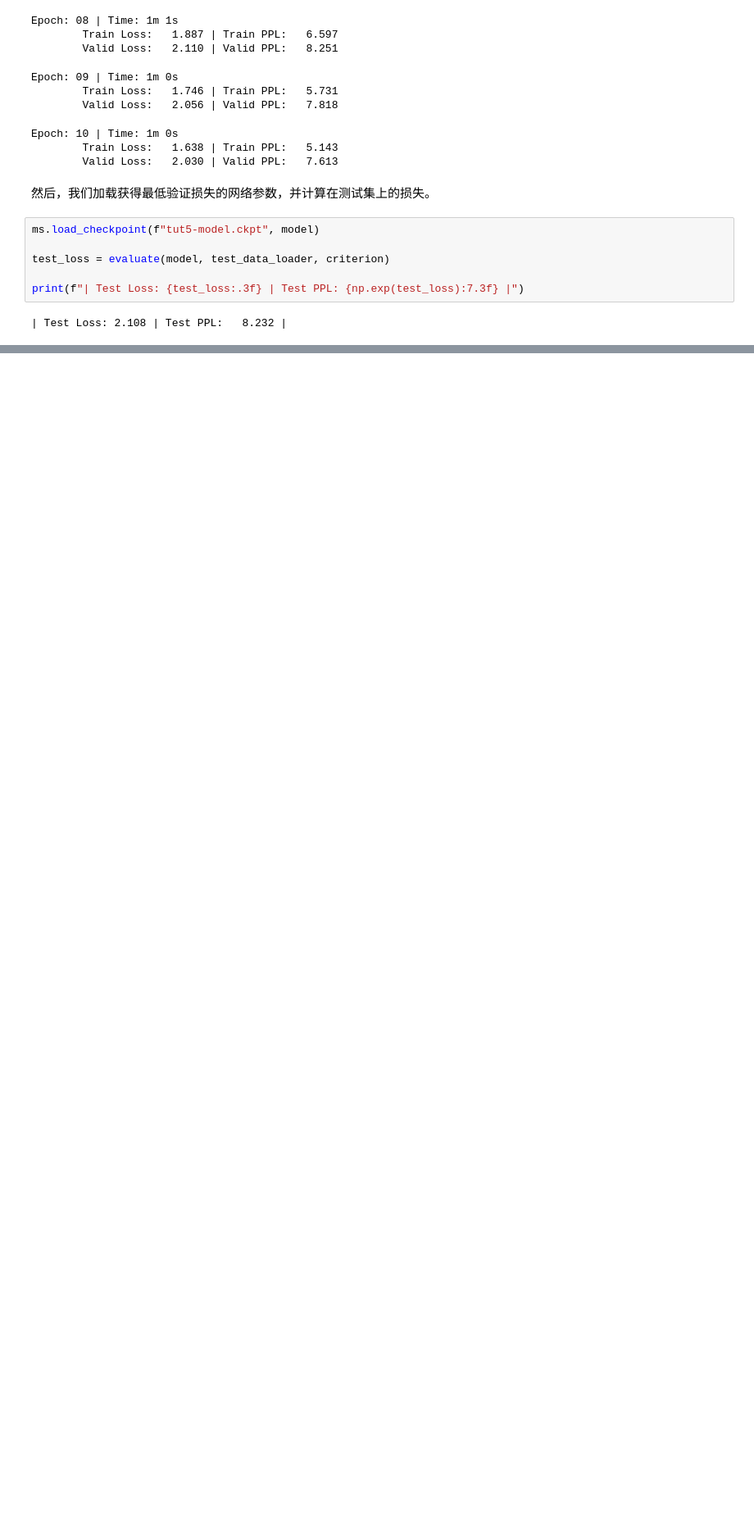
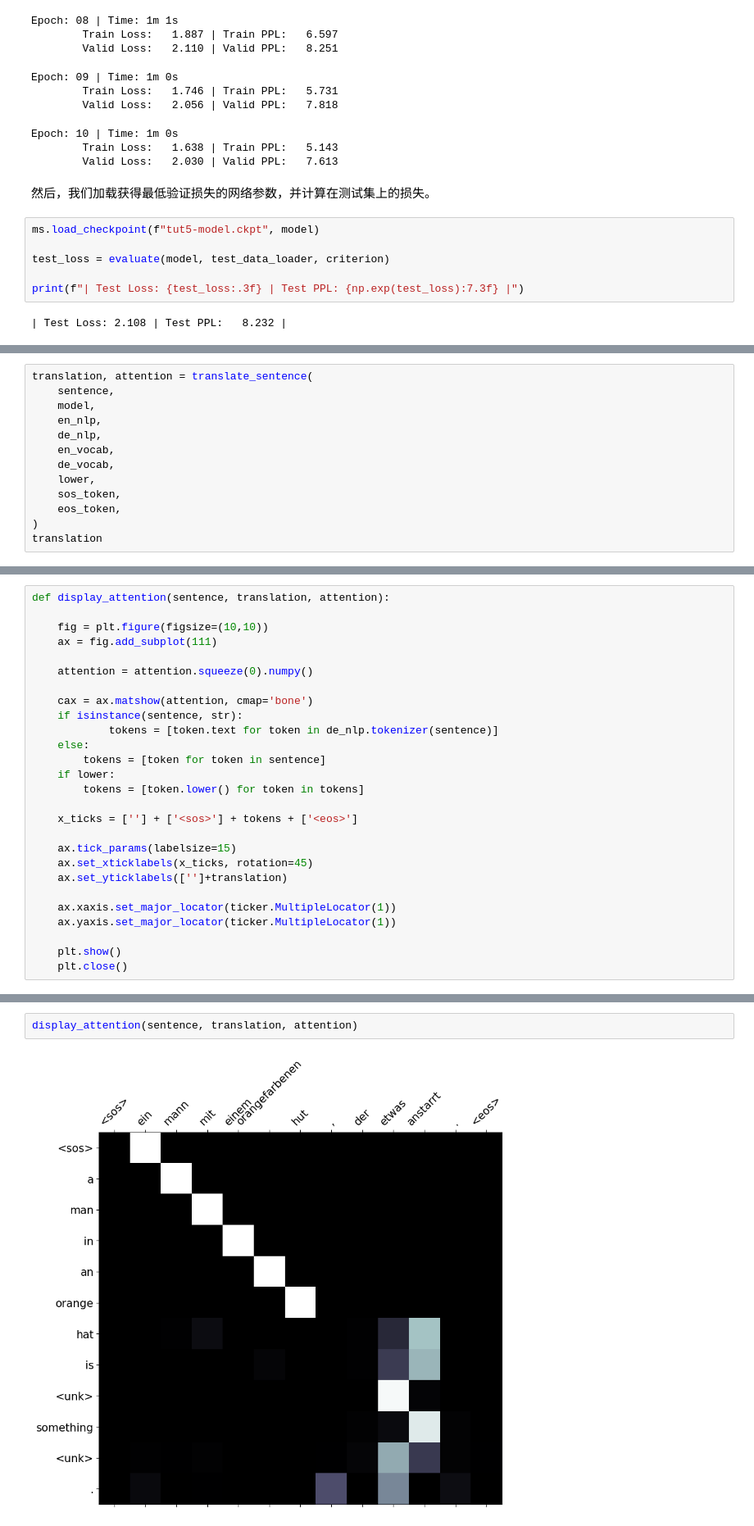
Before and after one commit to mindspore-courses/mindspore-seq2seq, a Jupyter notebook: 5 - 序列到序列卷积学习.ipynb, the cells around one changed output, grey strips where cells are left out. Shown at 82% size. Cells and saved outputs as stored; diff of their text form; blank space fills up the shorter version.

```diff
--- a/5 - 序列到序列卷积学习.ipynb
+++ b/5 - 序列到序列卷积学习.ipynb
@@ -931,0 +1002,13 @@ print(f"| Test Loss: {test_loss:.3f} | Test PPL: {np.exp(test_loss):7.3f} |")
+# %%
+translation, attention = translate_sentence(
+    sentence,
+    model,
+    en_nlp,
+    de_nlp,
+    en_vocab,
+    de_vocab,
+    lower,
+    sos_token,
+    eos_token,
+)
+translation
@@ -931,0 +1031,27 @@ print(f"| Test Loss: {test_loss:.3f} | Test PPL: {np.exp(test_loss):7.3f} |")
+# %%
+def display_attention(sentence, translation, attention):
+
+    fig = plt.figure(figsize=(10,10))
+    ax = fig.add_subplot(111)
+
+    attention = attention.squeeze(0).numpy()
+
+    cax = ax.matshow(attention, cmap='bone')
+    if isinstance(sentence, str):
+            tokens = [token.text for token in de_nlp.tokenizer(sentence)]
+    else:
+        tokens = [token for token in sentence]
+    if lower:
+        tokens = [token.lower() for token in tokens]
+
+    x_ticks = [''] + ['<sos>'] + tokens + ['<eos>']
+
+    ax.tick_params(labelsize=15)
+    ax.set_xticklabels(x_ticks, rotation=45)
+    ax.set_yticklabels(['']+translation)
+
+    ax.xaxis.set_major_locator(ticker.MultipleLocator(1))
+    ax.yaxis.set_major_locator(ticker.MultipleLocator(1))
+
+    plt.show()
+    plt.close()
@@ -931,0 +1060,4 @@ print(f"| Test Loss: {test_loss:.3f} | Test PPL: {np.exp(test_loss):7.3f} |")
+# %%
+display_attention(sentence, translation, attention)
+# %% [output]
+[figure, added]
```
Also changed, not shown: parts of 17 cells of this notebook.
